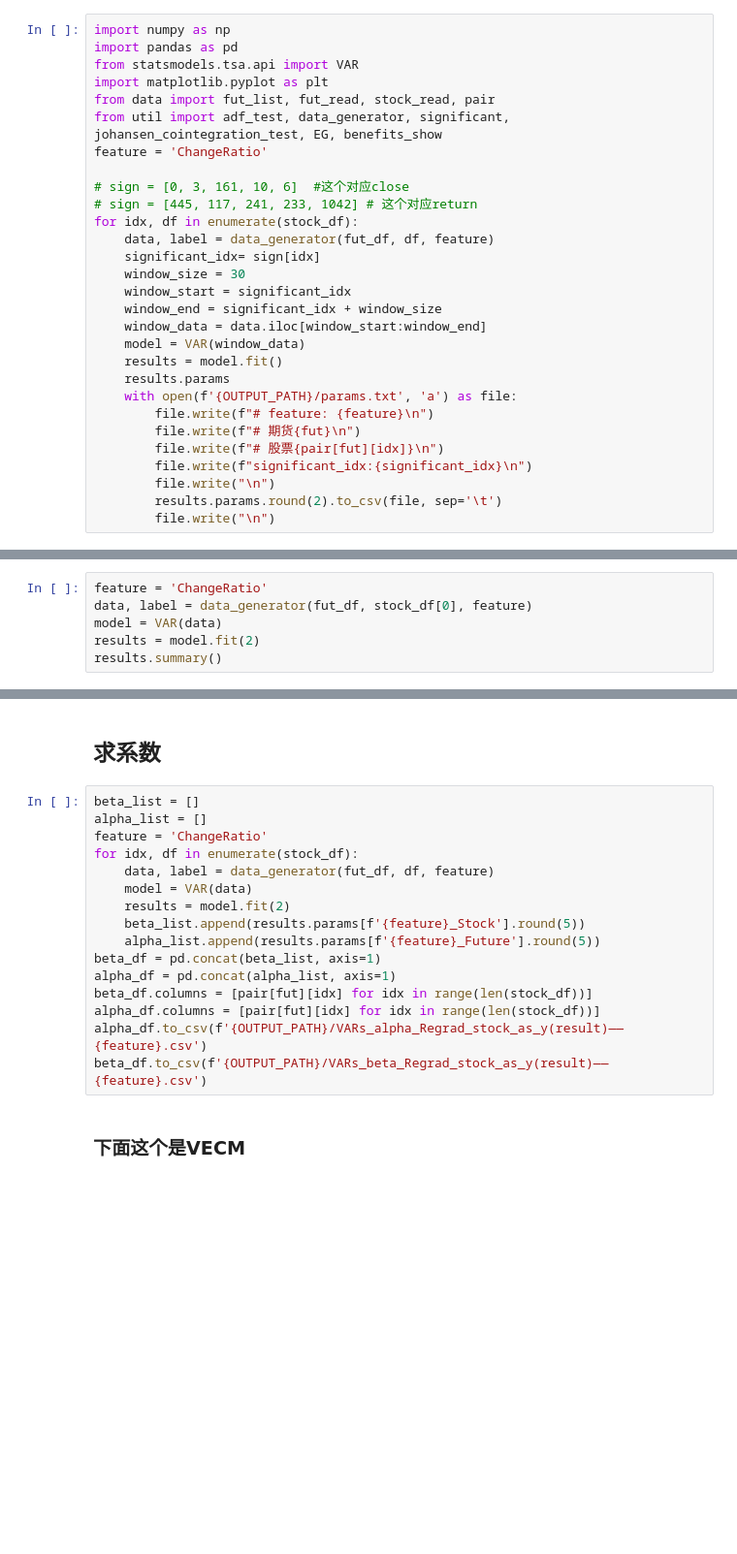
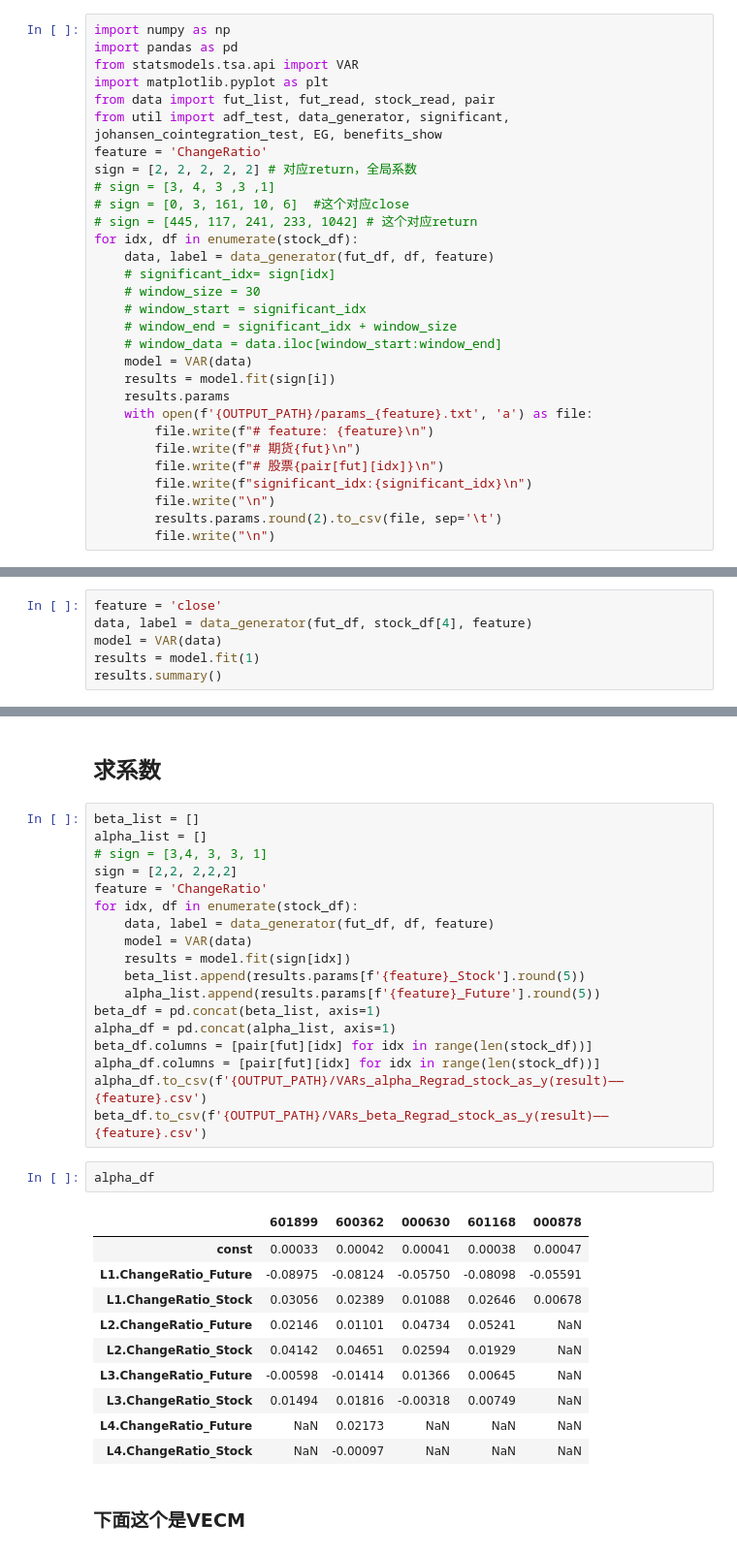
Before and after one commit to hjzlitter/futures-stocks, a Jupyter notebook: new.ipynb, the cells around one changed output, grey strips where cells are left out. Shown at 97% size. Drawn from its saved outputs; the diff is of its cells as text; blank space fills up the shorter version.

```diff
--- a/new.ipynb
+++ b/new.ipynb
@@ -215,20 +238,21 @@ import matplotlib.pyplot as plt
 from data import fut_list, fut_read, stock_read, pair
 from util import adf_test, data_generator, significant, johansen_cointegration_test, EG, benefits_show
 feature = 'ChangeRatio'
-
+sign = [2, 2, 2, 2, 2] # 对应return，全局系数
+# sign = [3, 4, 3 ,3 ,1]
 # sign = [0, 3, 161, 10, 6]  #这个对应close
 # sign = [445, 117, 241, 233, 1042] # 这个对应return
 for idx, df in enumerate(stock_df):
     data, label = data_generator(fut_df, df, feature)
-    significant_idx= sign[idx]
-    window_size = 30
-    window_start = significant_idx
-    window_end = significant_idx + window_size
-    window_data = data.iloc[window_start:window_end]
-    model = VAR(window_data)
-    results = model.fit()
+    # significant_idx= sign[idx]
+    # window_size = 30
+    # window_start = significant_idx
+    # window_end = significant_idx + window_size
+    # window_data = data.iloc[window_start:window_end]
+    model = VAR(data)
+    results = model.fit(sign[i])
     results.params
-    with open(f'{OUTPUT_PATH}/params.txt', 'a') as file:
+    with open(f'{OUTPUT_PATH}/params_{feature}.txt', 'a') as file:
         file.write(f"# feature: {feature}\n")
         file.write(f"# 期货{fut}\n")
         file.write(f"# 股票{pair[fut][idx]}\n")
@@ -326,10 +350,10 @@ ans.to_csv(f'{OUTPUT_PATH}/VAR_AIC_close.csv')
 # %% [markdown]
 ## 求统计量
 # %%
-feature = 'ChangeRatio'
-data, label = data_generator(fut_df, stock_df[0], feature)
+feature = 'close'
+data, label = data_generator(fut_df, stock_df[4], feature)
 model = VAR(data)
-results = model.fit(2)
+results = model.fit(1)
 results.summary()
 # %% [output]
   Summary of Regression Results
@@ -354,11 +378,13 @@ ChangeRatio_Stock               0.515715           1.000000
 # %%
 beta_list = []
 alpha_list = []
+# sign = [3,4, 3, 3, 1]
+sign = [2,2, 2,2,2]
 feature = 'ChangeRatio'
 for idx, df in enumerate(stock_df):
     data, label = data_generator(fut_df, df, feature)
     model = VAR(data)
-    results = model.fit(2)
+    results = model.fit(sign[idx])
     beta_list.append(results.params[f'{feature}_Stock'].round(5))
     alpha_list.append(results.params[f'{feature}_Future'].round(5))
 beta_df = pd.concat(beta_list, axis=1)
@@ -367,6 +393,19 @@ beta_df.columns = [pair[fut][idx] for idx in range(len(stock_df))]
 alpha_df.columns = [pair[fut][idx] for idx in range(len(stock_df))]
 alpha_df.to_csv(f'{OUTPUT_PATH}/VARs_alpha_Regrad_stock_as_y(result)——{feature}.csv')
 beta_df.to_csv(f'{OUTPUT_PATH}/VARs_beta_Regrad_stock_as_y(result)——{feature}.csv')
+# %%
+alpha_df
+# %% [output]
+|  | 601899 | 600362 | 000630 | 601168 | 000878 |
+| const | 0.00033 | 0.00042 | 0.00041 | 0.00038 | 0.00047 |
+| L1.ChangeRatio_Future | -0.08975 | -0.08124 | -0.05750 | -0.08098 | -0.05591 |
+| L1.ChangeRatio_Stock | 0.03056 | 0.02389 | 0.01088 | 0.02646 | 0.00678 |
+| L2.ChangeRatio_Future | 0.02146 | 0.01101 | 0.04734 | 0.05241 | NaN |
+| L2.ChangeRatio_Stock | 0.04142 | 0.04651 | 0.02594 | 0.01929 | NaN |
+| L3.ChangeRatio_Future | -0.00598 | -0.01414 | 0.01366 | 0.00645 | NaN |
+| L3.ChangeRatio_Stock | 0.01494 | 0.01816 | -0.00318 | 0.00749 | NaN |
+| L4.ChangeRatio_Future | NaN | 0.02173 | NaN | NaN | NaN |
+| L4.ChangeRatio_Stock | NaN | -0.00097 | NaN | NaN | NaN |
 # %% [markdown]
 ### 下面这个是VECM
 # %%
```
Also changed, not shown: parts of 6 cells of this notebook, 31 other files.
